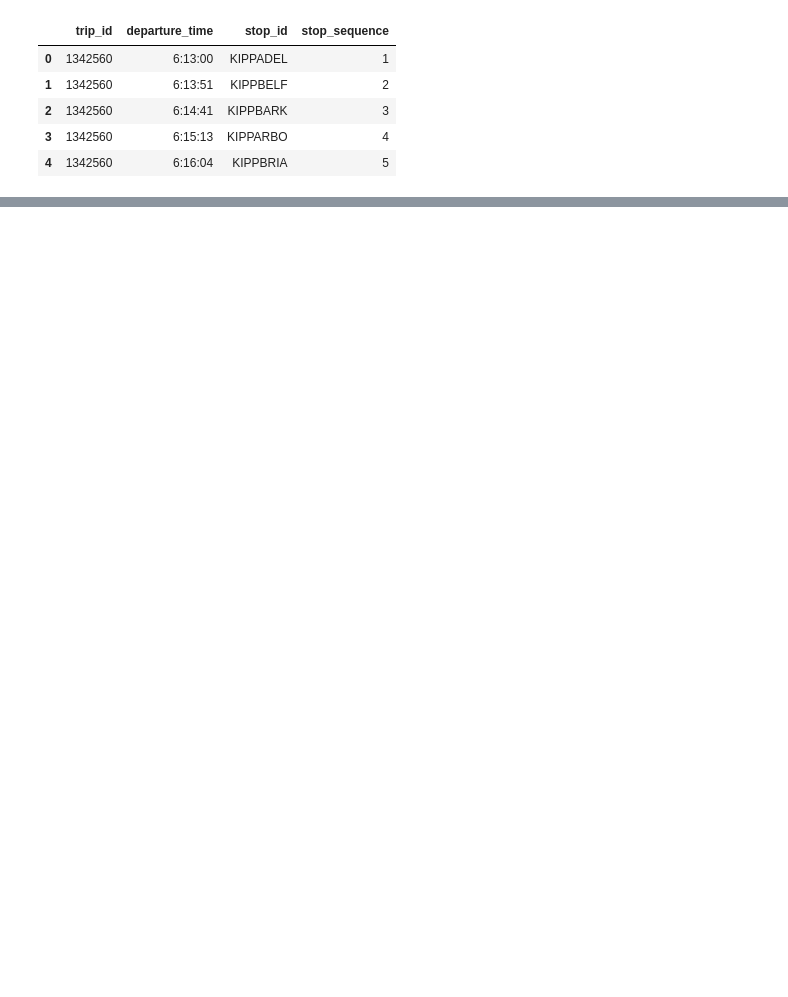
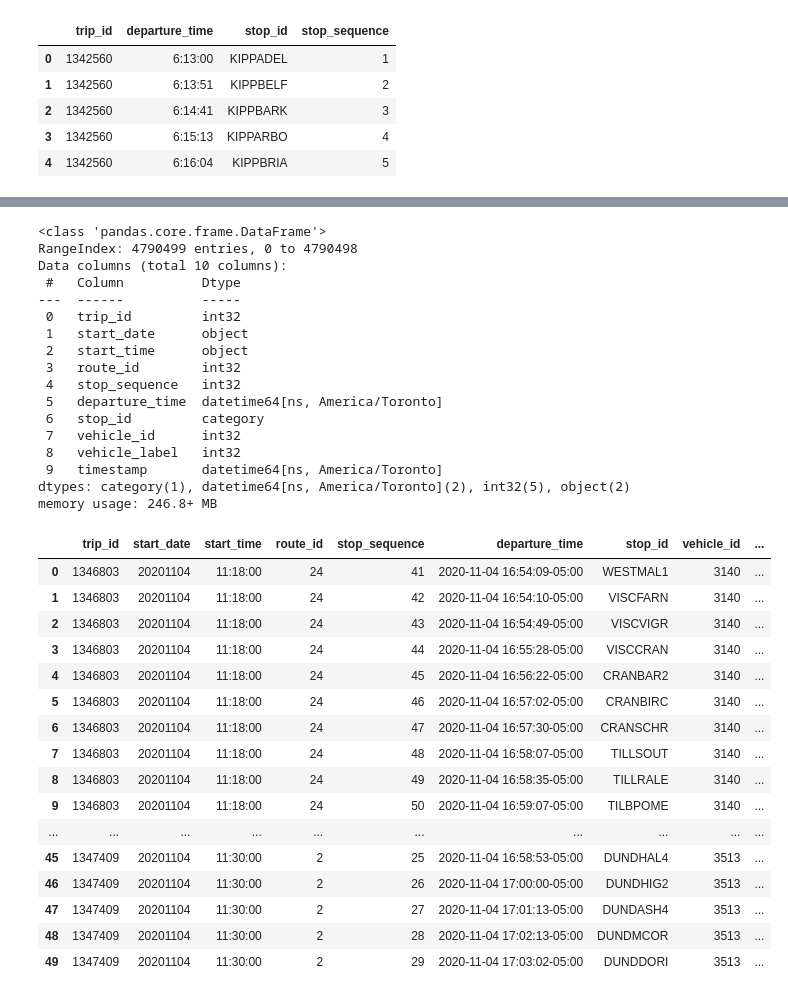
Before and after one commit to ningsongshen/public-transit-schedules, a Jupyter notebook: modelling/model.ipynb, the cells around one changed output, grey strips where cells are left out. Saved outputs shown, nothing was run; the diff lists cells and outputs as text; code cells hidden in the pictures; blank space fills up the shorter version.

```diff
--- a/modelling/model.ipynb
+++ b/modelling/model.ipynb
@@ -5,7 +5,8 @@
 # We use pandas
 
 import pandas as pd
-CLEAN_DIRECTORY = 'C:/Users/nings/OneDrive - The University of Western Ontario/Scholar\'s 2200E/clean_data'
+import pytz
+RESULT_DIRECTORY = 'C:/Users/nings/OneDrive - The University of Western Ontario/Scholar\'s 2200E/result_data'
 LTC_DIRECTORY = 'C:/Users/nings/Documents/GitHub/se-2200e/raw_data'
 # %%
 schedule_csv_path = LTC_DIRECTORY + '/schedule/stop_times.txt'
@@ -88 +111,45 @@ memory usage: 516.6+ MB
+# %%
+actual_df['departure_time'] = pd.to_datetime(actual_df['departure_time'], unit='s', errors='coerce').dt.tz_localize('America/Toronto')
+actual_df['timestamp'] = pd.to_datetime(actual_df['timestamp'], unit='s', errors='coerce').dt.tz_localize('America/Toronto')
+actual_df['stop_id'] = actual_df['stop_id'].astype('category')
+# actual_df['start_date'] = pd.to_datetime(actual_df['start_date'], infer_datetime_format=True, errors='coerce')
+# actual_df['start_time'] = pd.to_datetime(actual_df['start_time'], infer_datetime_format=True, errors='coerce')
+
+actual_df.info()
+actual_df.head(50)
+# %% [output]
+<class 'pandas.core.frame.DataFrame'>
+RangeIndex: 4790499 entries, 0 to 4790498
+Data columns (total 10 columns):
+ #   Column          Dtype
+---  ------          -----
+ 0   trip_id         int32
+ 1   start_date      object
+ 2   start_time      object
+ 3   route_id        int32
+ 4   stop_sequence   int32
+ 5   departure_time  datetime64[ns, America/Toronto]
+ 6   stop_id         category
+ 7   vehicle_id      int32
+ 8   vehicle_label   int32
+ 9   timestamp       datetime64[ns, America/Toronto]
+dtypes: category(1), datetime64[ns, America/Toronto](2), int32(5), object(2)
+memory usage: 246.8+ MB
+|  | trip_id | start_date | start_time | route_id | stop_sequence | departure_time | stop_id | vehicle_id | ... |
+| 0 | 1346803 | 20201104 | 11:18:00 | 24 | 41 | 2020-11-04 16:54:09-05:00 | WESTMAL1 | 3140 | ... |
+| 1 | 1346803 | 20201104 | 11:18:00 | 24 | 42 | 2020-11-04 16:54:10-05:00 | VISCFARN | 3140 | ... |
+| 2 | 1346803 | 20201104 | 11:18:00 | 24 | 43 | 2020-11-04 16:54:49-05:00 | VISCVIGR | 3140 | ... |
+| 3 | 1346803 | 20201104 | 11:18:00 | 24 | 44 | 2020-11-04 16:55:28-05:00 | VISCCRAN | 3140 | ... |
+| 4 | 1346803 | 20201104 | 11:18:00 | 24 | 45 | 2020-11-04 16:56:22-05:00 | CRANBAR2 | 3140 | ... |
+| 5 | 1346803 | 20201104 | 11:18:00 | 24 | 46 | 2020-11-04 16:57:02-05:00 | CRANBIRC | 3140 | ... |
+| 6 | 1346803 | 20201104 | 11:18:00 | 24 | 47 | 2020-11-04 16:57:30-05:00 | CRANSCHR | 3140 | ... |
+| 7 | 1346803 | 20201104 | 11:18:00 | 24 | 48 | 2020-11-04 16:58:07-05:00 | TILLSOUT | 3140 | ... |
+| 8 | 1346803 | 20201104 | 11:18:00 | 24 | 49 | 2020-11-04 16:58:35-05:00 | TILLRALE | 3140 | ... |
+| 9 | 1346803 | 20201104 | 11:18:00 | 24 | 50 | 2020-11-04 16:59:07-05:00 | TILBPOME | 3140 | ... |
+| ... | ... | ... | ... | ... | ... | ... | ... | ... | ... |
+| 45 | 1347409 | 20201104 | 11:30:00 | 2 | 25 | 2020-11-04 16:58:53-05:00 | DUNDHAL4 | 3513 | ... |
+| 46 | 1347409 | 20201104 | 11:30:00 | 2 | 26 | 2020-11-04 17:00:00-05:00 | DUNDHIG2 | 3513 | ... |
+| 47 | 1347409 | 20201104 | 11:30:00 | 2 | 27 | 2020-11-04 17:01:13-05:00 | DUNDASH4 | 3513 | ... |
+| 48 | 1347409 | 20201104 | 11:30:00 | 2 | 28 | 2020-11-04 17:02:13-05:00 | DUNDMCOR | 3513 | ... |
+| 49 | 1347409 | 20201104 | 11:30:00 | 2 | 29 | 2020-11-04 17:03:02-05:00 | DUNDDORI | 3513 | ... |
 # %%
```
Also changed, not shown: parts of 5 cells of this notebook.
